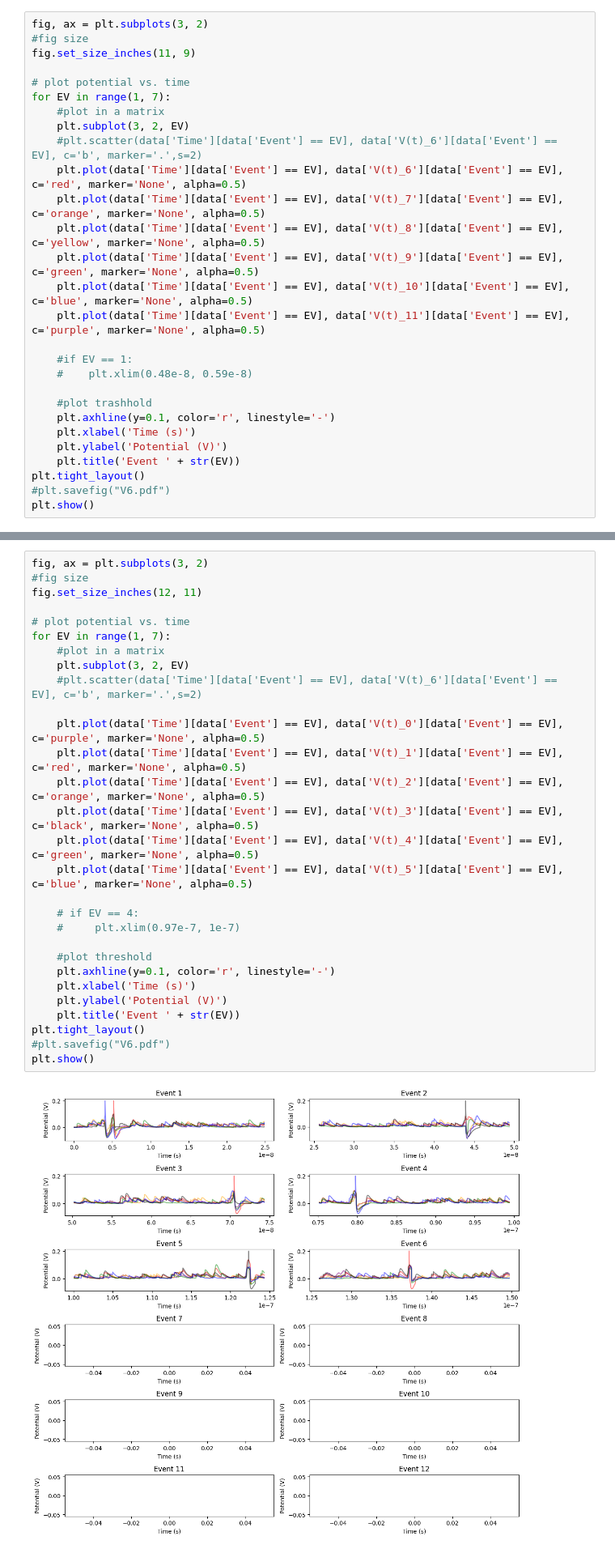
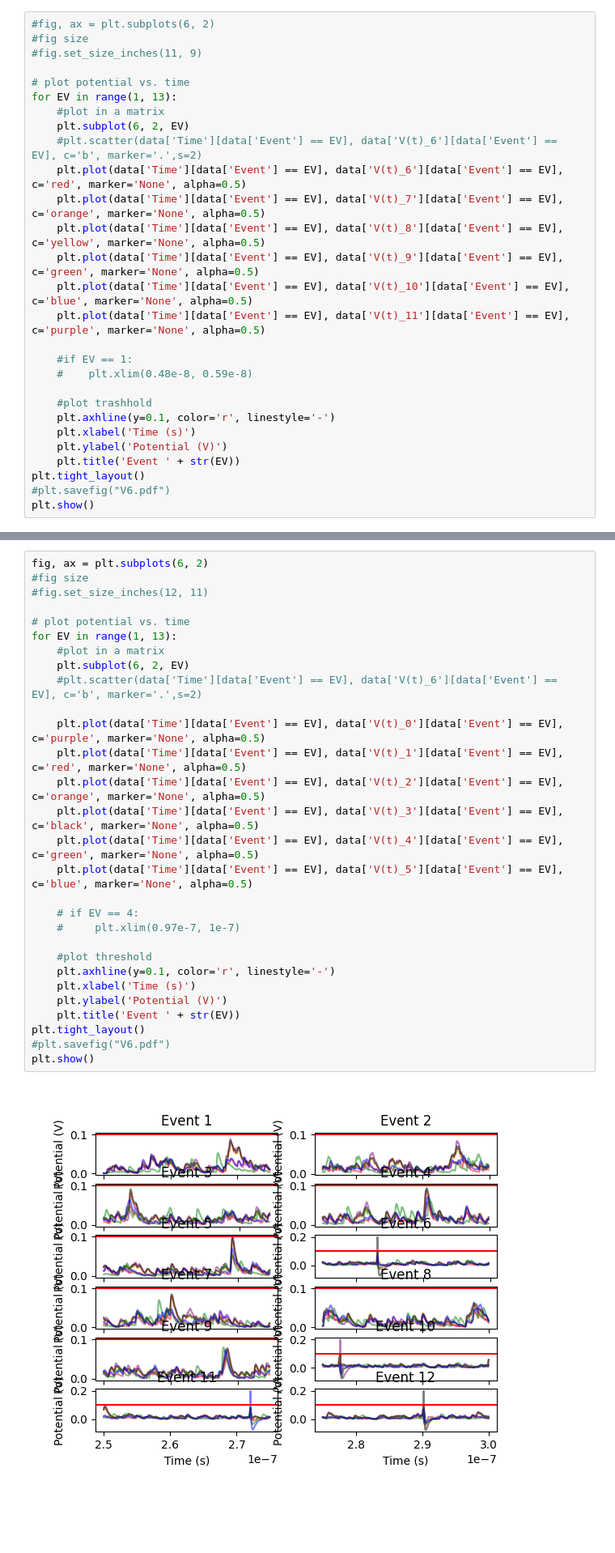
Before and after one commit to Fabiocufino/CMS-SpikingNeuralNetwork, a Jupyter notebook: Code/class_implementation/plotpot.ipynb, the cells around one changed output, grey strips where cells are left out. Shown at 81% size. Saved outputs shown, nothing was run; the diff lists cells and outputs as text; blank space fills up the shorter version.

```diff
--- a/Code/class_implementation/plotpot.ipynb
+++ b/Code/class_implementation/plotpot.ipynb
@@ -27,12 +27,12 @@ data['Time'][data['Event'] == 5].shape
 # %%
-fig, ax = plt.subplots(3, 2)
+#fig, ax = plt.subplots(6, 2)
 #fig size
-fig.set_size_inches(11, 9)
+#fig.set_size_inches(11, 9)
 
 # plot potential vs. time
-for EV in range(1, 7):
+for EV in range(1, 13):
     #plot in a matrix
-    plt.subplot(3, 2, EV)
+    plt.subplot(6, 2, EV)
     #plt.scatter(data['Time'][data['Event'] == EV], data['V(t)_6'][data['Event'] == EV], c='b', marker='.',s=2)
     plt.plot(data['Time'][data['Event'] == EV], data['V(t)_6'][data['Event'] == EV], c='red', marker='None', alpha=0.5)
     plt.plot(data['Time'][data['Event'] == EV], data['V(t)_7'][data['Event'] == EV], c='orange', marker='None', alpha=0.5)
@@ -57,31 +57,31 @@ plt.show()
 # %%
-fig, ax = plt.subplots(3, 2)
+fig, ax = plt.subplots(6, 2)
 #fig size
-fig.set_size_inches(12, 11)
+#fig.set_size_inches(12, 11)
 
 # plot potential vs. time
-for EV in range(1, 7):
+for EV in range(1, 13):
     #plot in a matrix
-    plt.subplot(3, 2, EV)
+    plt.subplot(6, 2, EV)
     #plt.scatter(data['Time'][data['Event'] == EV], data['V(t)_6'][data['Event'] == EV], c='b', marker='.',s=2)
 
     plt.plot(data['Time'][data['Event'] == EV], data['V(t)_0'][data['Event'] == EV], c='purple', marker='None', alpha=0.5)
     plt.plot(data['Time'][data['Event'] == EV], data['V(t)_1'][data['Event'] == EV], c='red', marker='None', alpha=0.5)
     plt.plot(data['Time'][data['Event'] == EV], data['V(t)_2'][data['Event'] == EV], c='orange', marker='None', alpha=0.5)
     plt.plot(data['Time'][data['Event'] == EV], data['V(t)_3'][data['Event'] == EV], c='black', marker='None', alpha=0.5)
     plt.plot(data['Time'][data['Event'] == EV], data['V(t)_4'][data['Event'] == EV], c='green', marker='None', alpha=0.5)
     plt.plot(data['Time'][data['Event'] == EV], data['V(t)_5'][data['Event'] == EV], c='blue', marker='None', alpha=0.5)
 
     # if EV == 4:
     #     plt.xlim(0.97e-7, 1e-7)
 
     #plot threshold
     plt.axhline(y=0.1, color='r', linestyle='-')
     plt.xlabel('Time (s)')
     plt.ylabel('Potential (V)')
     plt.title('Event ' + str(EV))
 plt.tight_layout()
 #plt.savefig("V6.pdf")
 plt.show()
 # %% [output]
-[figure, old version]
+[figure, new version]
```
Also changed, not shown: parts of 4 cells of this notebook, 20 other files.
